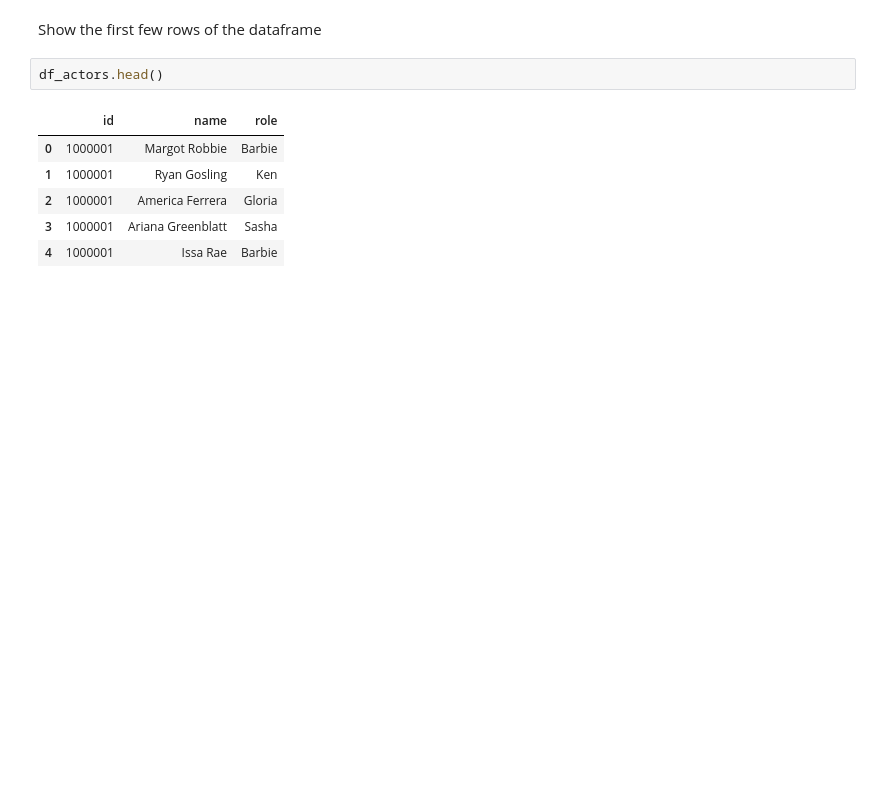
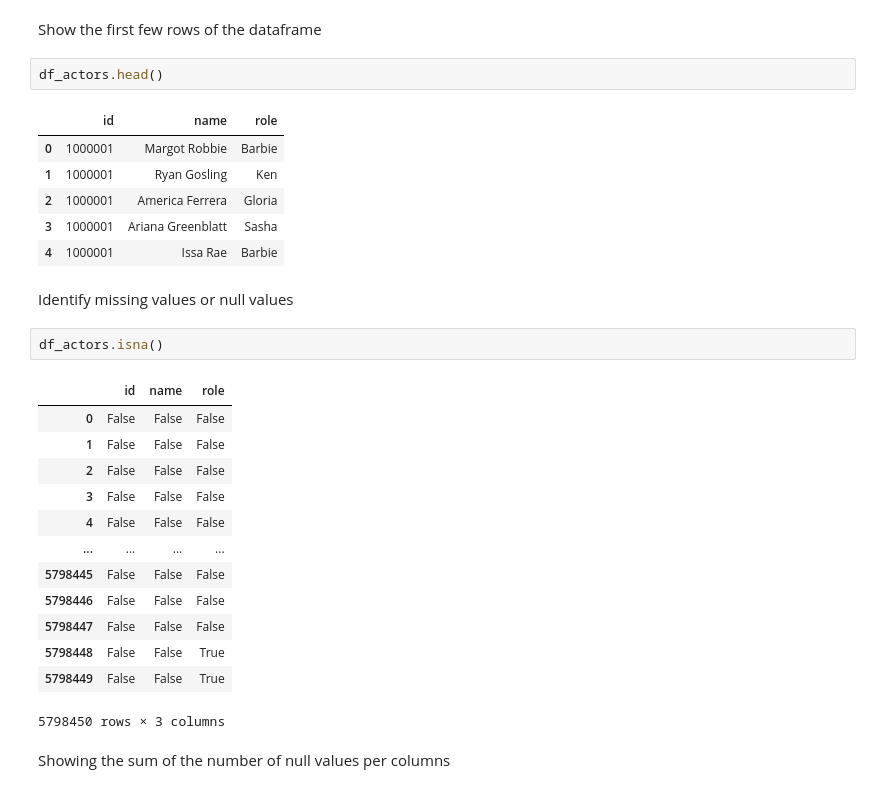
Before and after one commit to deicco/Assignment_TWEB, a Jupyter notebook: notebooks/actors.ipynb, the cells around one changed output. Drawn from its saved outputs; the diff is of its cells as text; blank space fills up the shorter version.

```diff
--- a/notebooks/actors.ipynb
+++ b/notebooks/actors.ipynb
@@ -70,3 +68,23 @@ df_actors.head()
 | 2 | 1000001 | America Ferrera | Gloria |
 | 3 | 1000001 | Ariana Greenblatt | Sasha |
 | 4 | 1000001 | Issa Rae | Barbie |
+# %% [markdown]
+Identify missing values or null values
+# %%
+df_actors.isna()
+# %% [output]
+|  | id | name | role |
+| 0 | False | False | False |
+| 1 | False | False | False |
+| 2 | False | False | False |
+| 3 | False | False | False |
+| 4 | False | False | False |
+| ... | ... | ... | ... |
+| 5798445 | False | False | False |
+| 5798446 | False | False | False |
+| 5798447 | False | False | False |
+| 5798448 | False | False | True |
+| 5798449 | False | False | True |
+5798450 rows × 3 columns
+# %% [markdown]
+Showing the sum of the number of null values per columns
```
Also changed, not shown: parts of 12 cells of this notebook.
